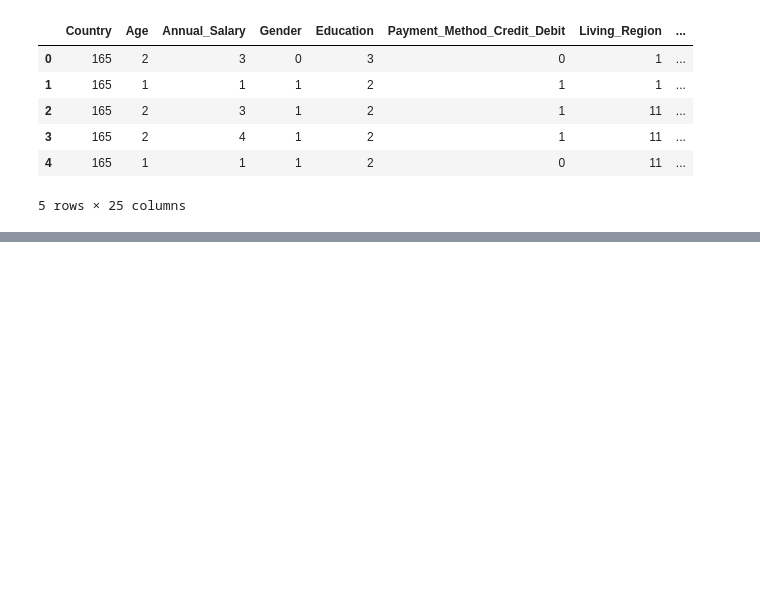
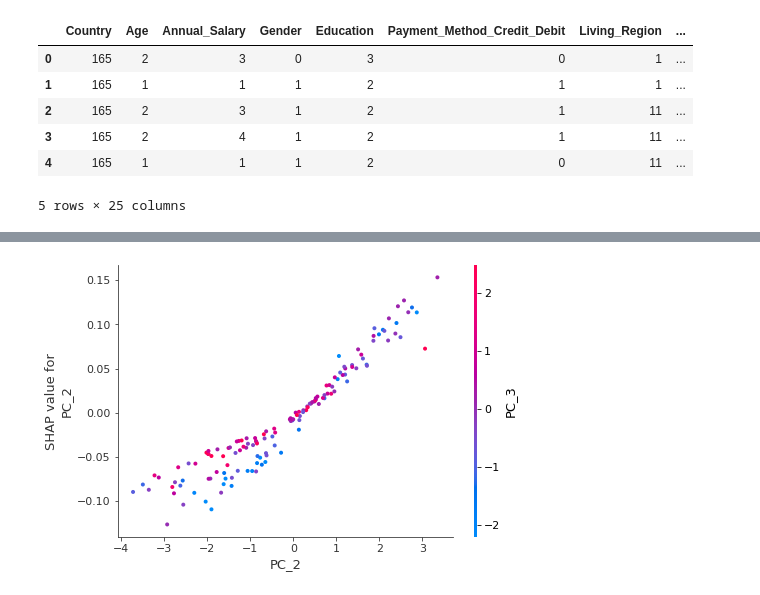
Before and after one commit to Canfieldr/DSE6311-Graduate-DS-Capstone, a Jupyter notebook: Code/Model.ipynb, the cells around one changed output, grey strips where cells are left out. Drawn from its saved outputs; the diff is of its cells as text; code cells hidden in the pictures; blank space fills up the shorter version.

```diff
--- a/Code/Model.ipynb
+++ b/Code/Model.ipynb
@@ -213,0 +322,4 @@ plt.show()
+# %%
+shap.dependence_plot(1, shap_values_flat, X_test_pca_df, feature_names=PCA_column_names)
+# %% [output]
+[figure, added]
```
Also changed, not shown: parts of 28 cells of this notebook.
